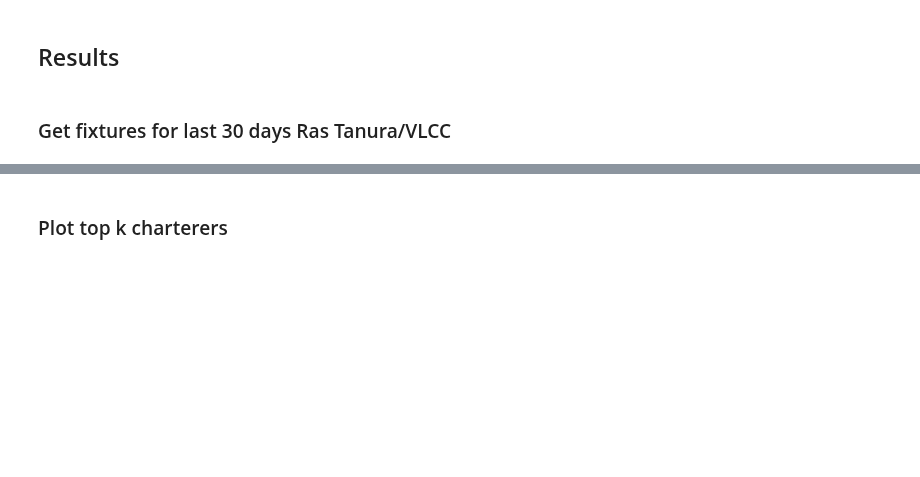
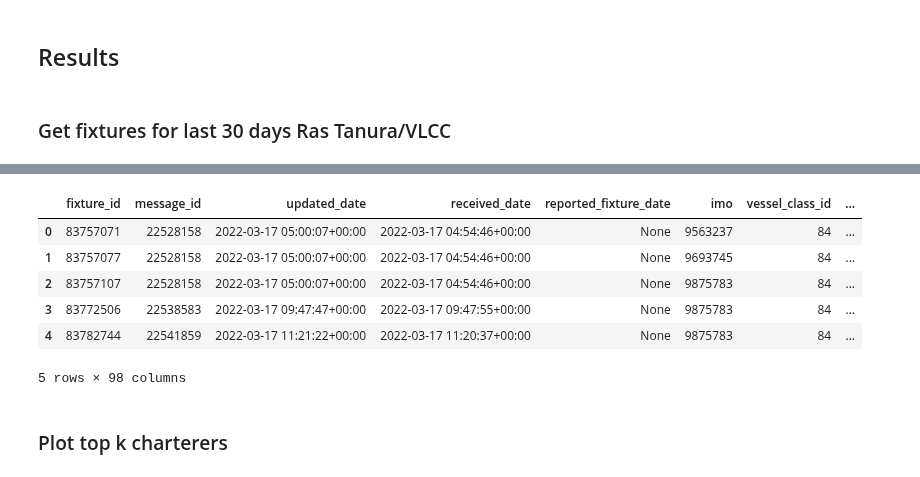
Before and after one commit to SignalOceanSdk/SignalSDK, a Jupyter notebook: docs/examples/jupyter/ScrapedFixtureAPI/ScrapedFixturesAPI.ipynb, the cells around one changed output, grey strips where cells are left out. Drawn from its saved outputs; the diff is of its cells as text; code cells hidden in the pictures; blank space fills up the shorter version.

```diff
--- a/docs/examples/jupyter/ScrapedFixtureAPI/ScrapedFixturesAPI.ipynb
+++ b/docs/examples/jupyter/ScrapedFixtureAPI/ScrapedFixturesAPI.ipynb
@@ -3,6 +3,6 @@
 # %% [markdown]
 - Get your personal Signal Ocean API subscription key (acquired [here](https://apis.signalocean.com/profile)) and replace it below:
 # %%
-signal_ocean_api_key = '' # replace with your subscription key
+signal_ocean_api_key = '5ee27a085a1a40ac8cc84309cab3957e' # replace with your subscription key
 # %% [markdown]
 ## Setup
@@ -34 +38,6 @@ Successfully installed signal-ocean-1.0.7
+# %%
+vessel_type_id = 1 # Tanker
+period_in_days = 7
+vessel_class_id = 84 # VLCC
+port_id = 3778 # Ras Tanura
 # %% [markdown]
@@ -36,3 +47,21 @@ Successfully installed signal-ocean-1.0.7
+# %%
+def get_scraped_fixtures():
+    date_from = date.today() - timedelta(days=period_in_days)
+    date_to = date.today()
+
+    # Scraped Fixture API
+    connection = Connection(signal_ocean_api_key)
+    api = ScrapedFixturesAPI(connection)
+    scraped_fixtures = api.get_fixtures(
+        received_date_from = date_from,
+        received_date_to = date_to,
+        vessel_type = vessel_type_id,
+        port_id = port_id,
+        vessel_class_id = vessel_class_id
+    )
+
+    data = pd.DataFrame([v.__dict__ for v in scraped_fixtures])
+    return data
 # %%
 def plot_charterers(data, top_k_charterers=3, days = 7):
 
@@ -122,0 +132,5 @@ Wall time: 2min 59s
+# %%
+%%time
+results = get_scraped_fixtures()
+results.head(5)
+# %% [output]
@@ -123,3 +138,10 @@ Wall time: 2min 59s
+|  | fixture_id | message_id | updated_date | received_date | reported_fixture_date | imo | vessel_class_id | ... |
+| 0 | 83757071 | 22528158 | 2022-03-17 05:00:07+00:00 | 2022-03-17 04:54:46+00:00 | None | 9563237 | 84 | ... |
+| 1 | 83757077 | 22528158 | 2022-03-17 05:00:07+00:00 | 2022-03-17 04:54:46+00:00 | None | 9693745 | 84 | ... |
+| 2 | 83757107 | 22528158 | 2022-03-17 05:00:07+00:00 | 2022-03-17 04:54:46+00:00 | None | 9875783 | 84 | ... |
+| 3 | 83772506 | 22538583 | 2022-03-17 09:47:47+00:00 | 2022-03-17 09:47:55+00:00 | None | 9875783 | 84 | ... |
+| 4 | 83782744 | 22541859 | 2022-03-17 11:21:22+00:00 | 2022-03-17 11:20:37+00:00 | None | 9875783 | 84 | ... |
+5 rows × 98 columns
 # %% [markdown]
 ### Plot top k charterers
 # %%
```
Also changed, not shown: parts of 9 cells of this notebook, 2 other files.
